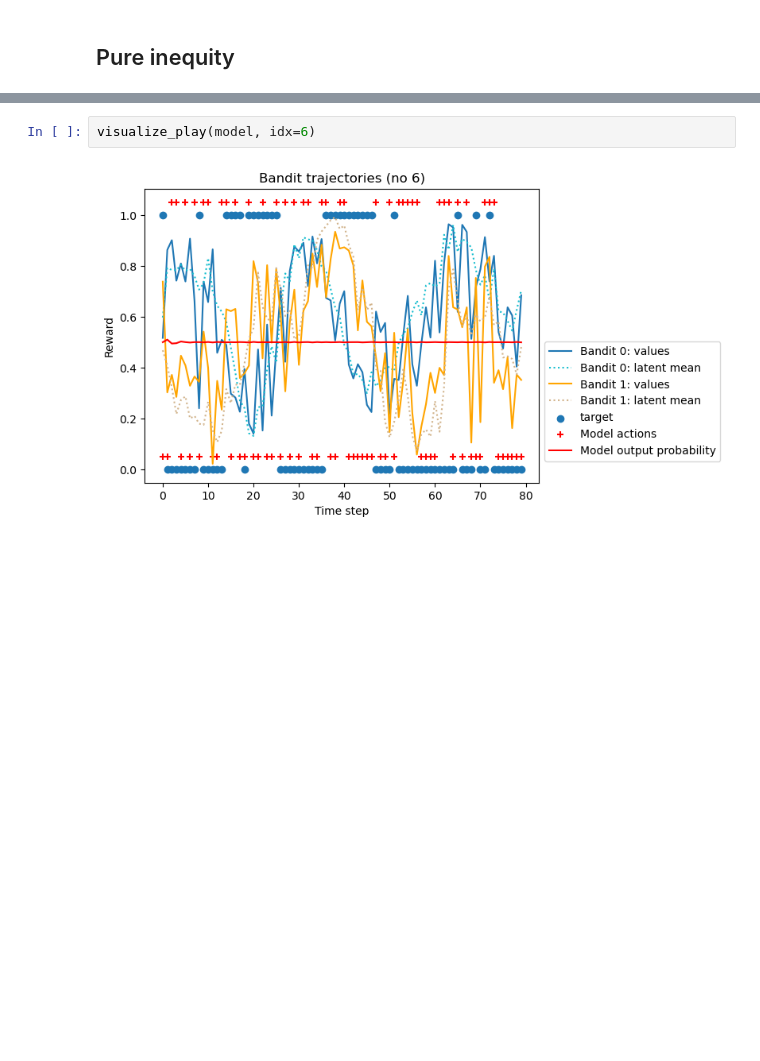
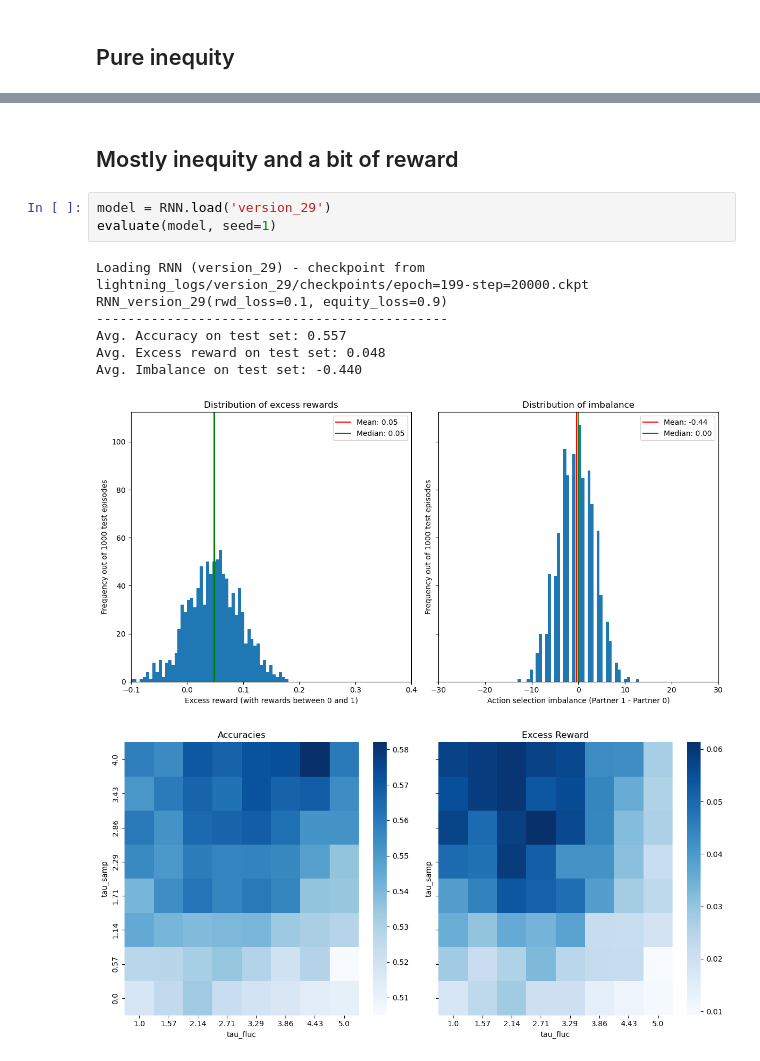
Before and after one commit to atrudel/social_bandit, a Jupyter notebook: visualization.ipynb, the cells around one changed output, grey strips where cells are left out. Drawn from its saved outputs; the diff is of its cells as text; blank space fills up the shorter version.

Commit message:
better visualization of evaluation

```diff
--- a/visualization.ipynb
+++ b/visualization.ipynb
@@ -105,4 +97,14 @@ Unable to fit sigmoid curve
-# %%
-visualize_play(model, idx=6)
-# %% [output]
-[figure, removed]
+# %% [markdown]
+## Mostly inequity and a bit of reward
+# %%
+model = RNN.load('version_29')
+evaluate(model, seed=1)
+# %% [output]
+Loading RNN (version_29) - checkpoint from lightning_logs/version_29/checkpoints/epoch=199-step=20000.ckpt
+RNN_version_29(rwd_loss=0.1, equity_loss=0.9)
+---------------------------------------------
+Avg. Accuracy on test set: 0.557
+Avg. Excess reward on test set: 0.048
+Avg. Imbalance on test set: -0.440
+[figure, added]
+[figure, added]
```
Also changed, not shown: parts of 10 cells of this notebook, 1 other file.
